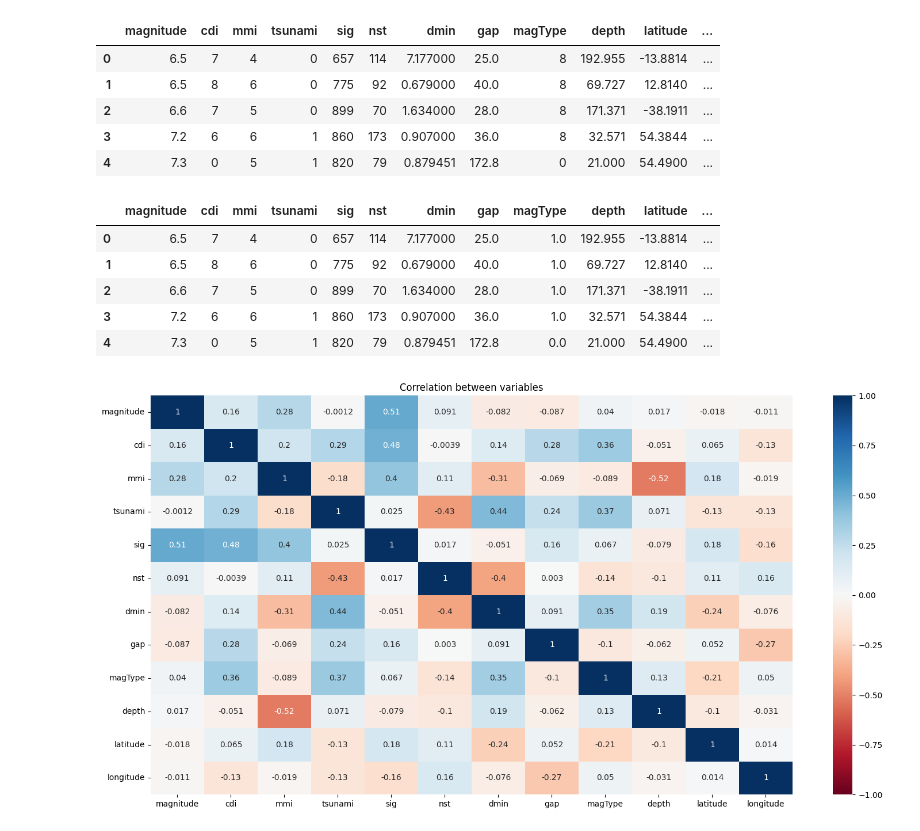
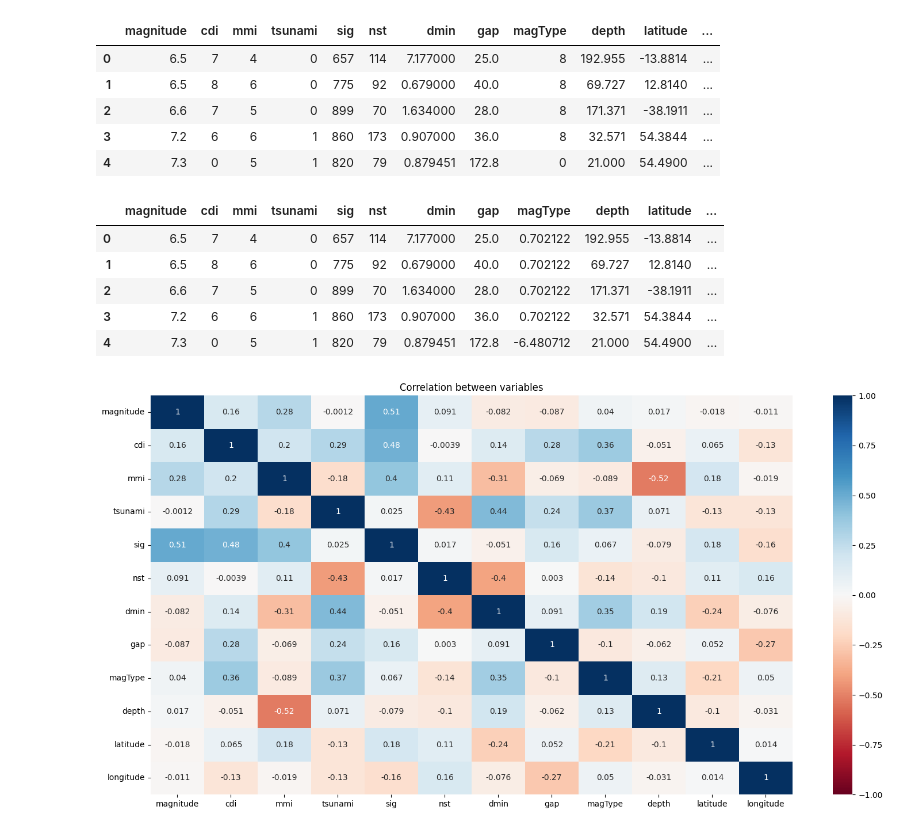
Before and after one commit to hopeiseverywhere/5002-final-proj, a Jupyter notebook: model.ipynb, the cells around one changed output. Saved outputs shown, nothing was run; the diff lists cells and outputs as text; code cells hidden in the pictures.

```diff
--- a/model.ipynb
+++ b/model.ipynb
@@ -175,18 +190,18 @@ df.head(5)
 | 4 | 7.3 | 0 | 5 | 1 | 820 | 79 | 0.879451 | 172.8 | 0 | 21.000 | 54.4900 | ... |
 # %%
 # Scaling
-scale = MinMaxScaler()
+scale = StandardScaler()
 
 for col in obj_params:
     df[[col]] = scale.fit_transform(df[[col]])
 df.head()
 # %% [output]
 |  | magnitude | cdi | mmi | tsunami | sig | nst | dmin | gap | magType | depth | latitude | ... |
-| 0 | 6.5 | 7 | 4 | 0 | 657 | 114 | 7.177000 | 25.0 | 1.0 | 192.955 | -13.8814 | ... |
-| 1 | 6.5 | 8 | 6 | 0 | 775 | 92 | 0.679000 | 40.0 | 1.0 | 69.727 | 12.8140 | ... |
-| 2 | 6.6 | 7 | 5 | 0 | 899 | 70 | 1.634000 | 28.0 | 1.0 | 171.371 | -38.1911 | ... |
-| 3 | 7.2 | 6 | 6 | 1 | 860 | 173 | 0.907000 | 36.0 | 1.0 | 32.571 | 54.3844 | ... |
-| 4 | 7.3 | 0 | 5 | 1 | 820 | 79 | 0.879451 | 172.8 | 0.0 | 21.000 | 54.4900 | ... |
+| 0 | 6.5 | 7 | 4 | 0 | 657 | 114 | 7.177000 | 25.0 | 0.702122 | 192.955 | -13.8814 | ... |
+| 1 | 6.5 | 8 | 6 | 0 | 775 | 92 | 0.679000 | 40.0 | 0.702122 | 69.727 | 12.8140 | ... |
+| 2 | 6.6 | 7 | 5 | 0 | 899 | 70 | 1.634000 | 28.0 | 0.702122 | 171.371 | -38.1911 | ... |
+| 3 | 7.2 | 6 | 6 | 1 | 860 | 173 | 0.907000 | 36.0 | 0.702122 | 32.571 | 54.3844 | ... |
+| 4 | 7.3 | 0 | 5 | 1 | 820 | 79 | 0.879451 | 172.8 | -6.480712 | 21.000 | 54.4900 | ... |
 # %%
 params = []
 for col in df.columns:
```
Also changed, not shown: parts of 21 cells of this notebook.
